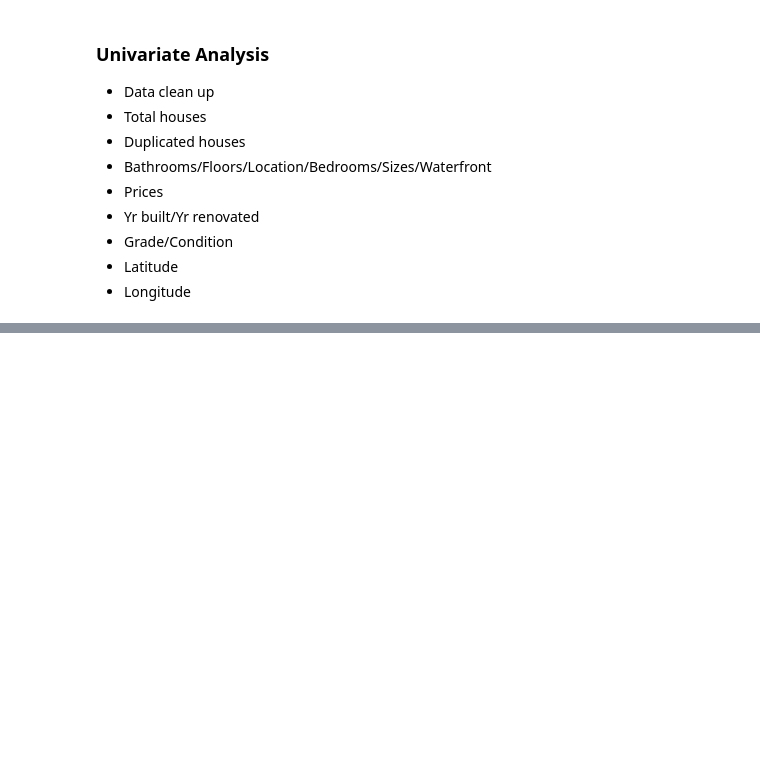
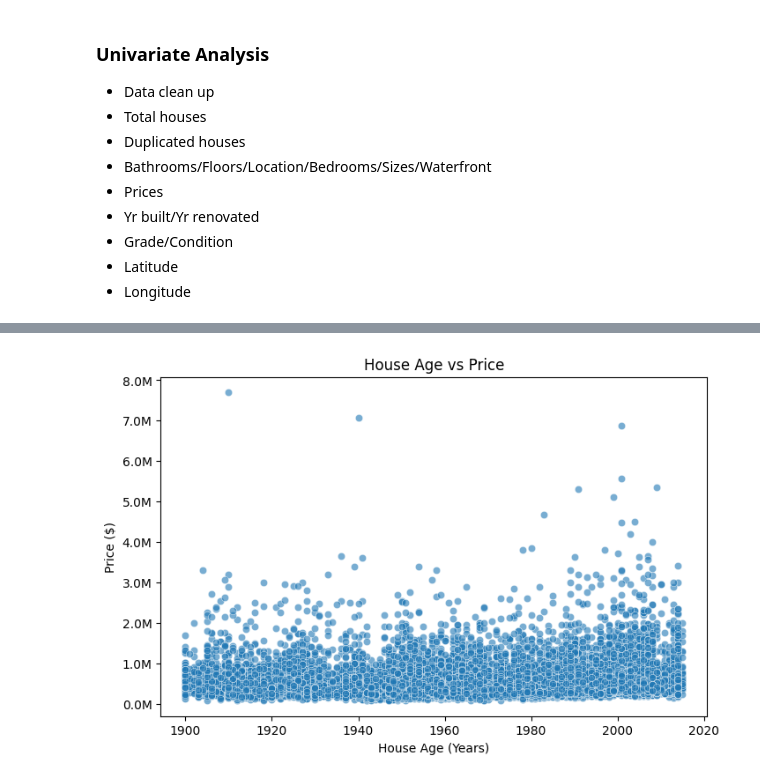
Before and after one commit to theAtieno/King-County-House, a Jupyter notebook: kc_house_data.ipynb, the cells around one changed output, grey strips where cells are left out. Cells and saved outputs as stored; diff of their text form; code cells hidden in the pictures; blank space fills up the shorter version.

```diff
--- a/kc_house_data.ipynb
+++ b/kc_house_data.ipynb
@@ -262,0 +300,10 @@ bivariate
+# %%
+plt.figure(figsize=(8,5))
+sns.scatterplot(data=king_county_houses1, x='yr_built', y='price', alpha=0.6)
+plt.title('House Age vs Price')
+plt.xlabel('House Age (Years)')
+plt.ylabel('Price ($)')
+plt.gca().yaxis.set_major_formatter(plt.FuncFormatter(lambda x, _: f'{x/1_000_000:.1f}M'))
+plt.show()
+# %% [output]
+[figure, added]
```
Also changed, not shown: parts of 31 cells of this notebook, 6 other files.
